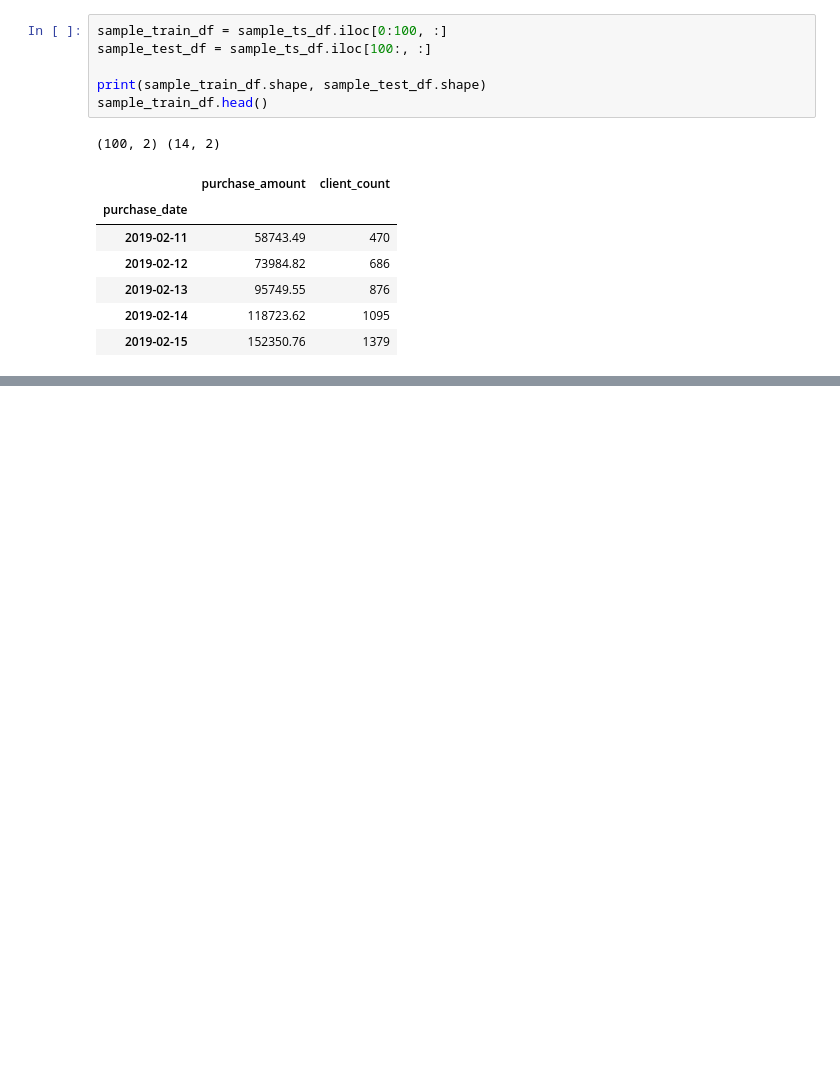
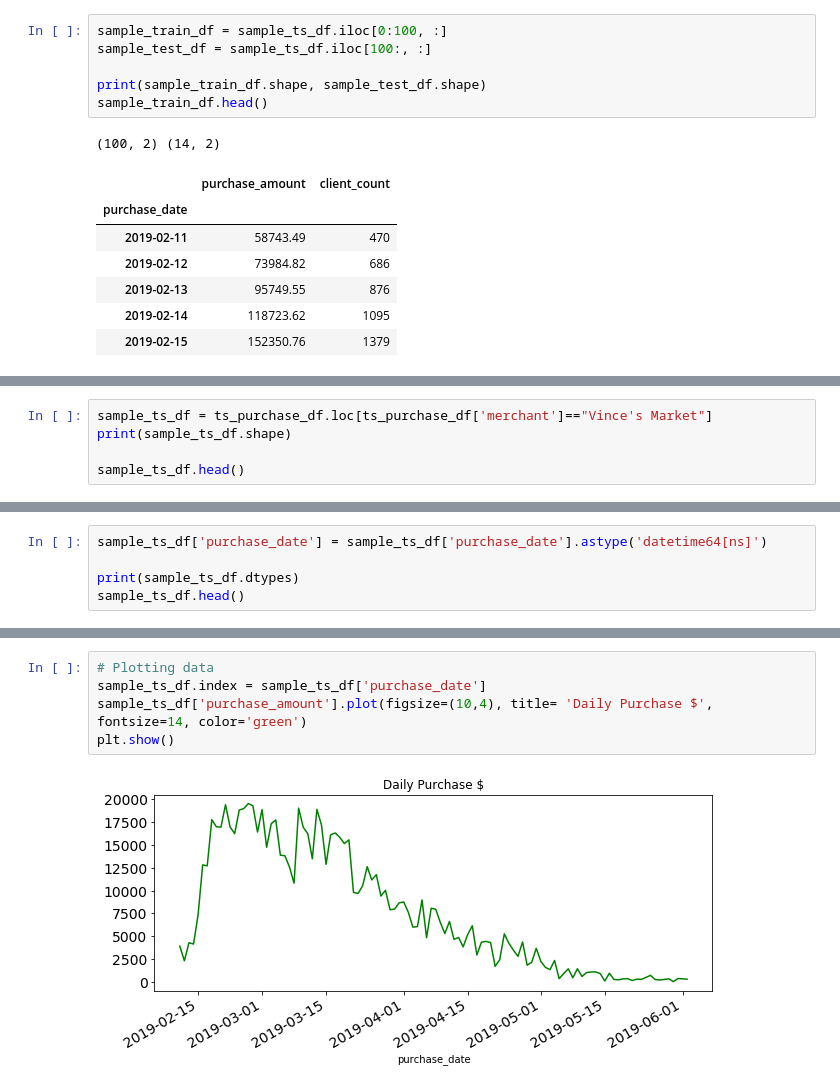
Before and after one commit to hanhanwu/Hanhan_Break_the_Limits, a Jupyter notebook: Bank_Fantasy/Golden_Bridge/purchase_times_series_preparation.ipynb, the cells around one changed output, grey strips where cells are left out. Cells and saved outputs as stored; diff of their text form; blank space fills up the shorter version.

```diff
--- a/Bank_Fantasy/Golden_Bridge/purchase_times_series_preparation.ipynb
+++ b/Bank_Fantasy/Golden_Bridge/purchase_times_series_preparation.ipynb
@@ -195,0 +142,5 @@ plt.show()
+# %%
+sample_ts_df = ts_purchase_df.loc[ts_purchase_df['merchant']=="Vince's Market"]
+print(sample_ts_df.shape)
+
+sample_ts_df.head()
@@ -195,0 +155,5 @@ plt.show()
+# %%
+sample_ts_df['purchase_date'] = sample_ts_df['purchase_date'].astype('datetime64[ns]')
+
+print(sample_ts_df.dtypes)
+sample_ts_df.head()
@@ -195,0 +172,7 @@ plt.show()
+# %%
+# Plotting data
+sample_ts_df.index = sample_ts_df['purchase_date']
+sample_ts_df['purchase_amount'].plot(figsize=(10,4), title= 'Daily Purchase $', fontsize=14, color='green')
+plt.show()
+# %% [output]
+[figure, added]
```
Also changed, not shown: parts of 20 cells of this notebook.
